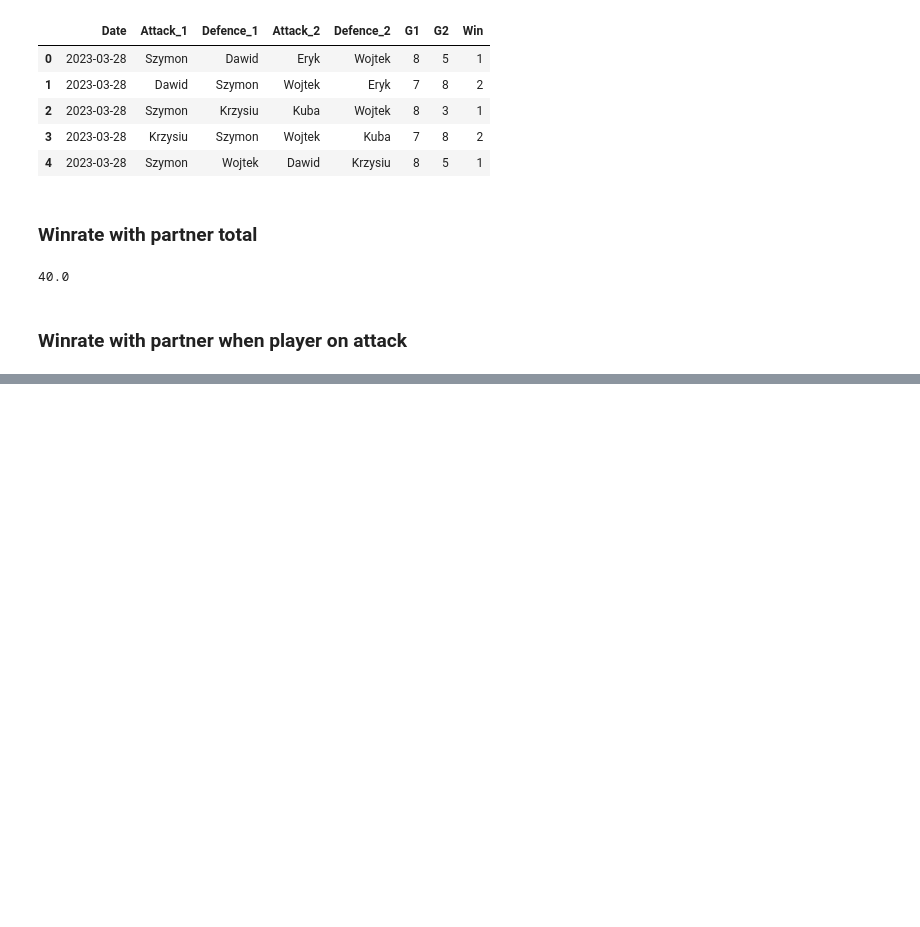
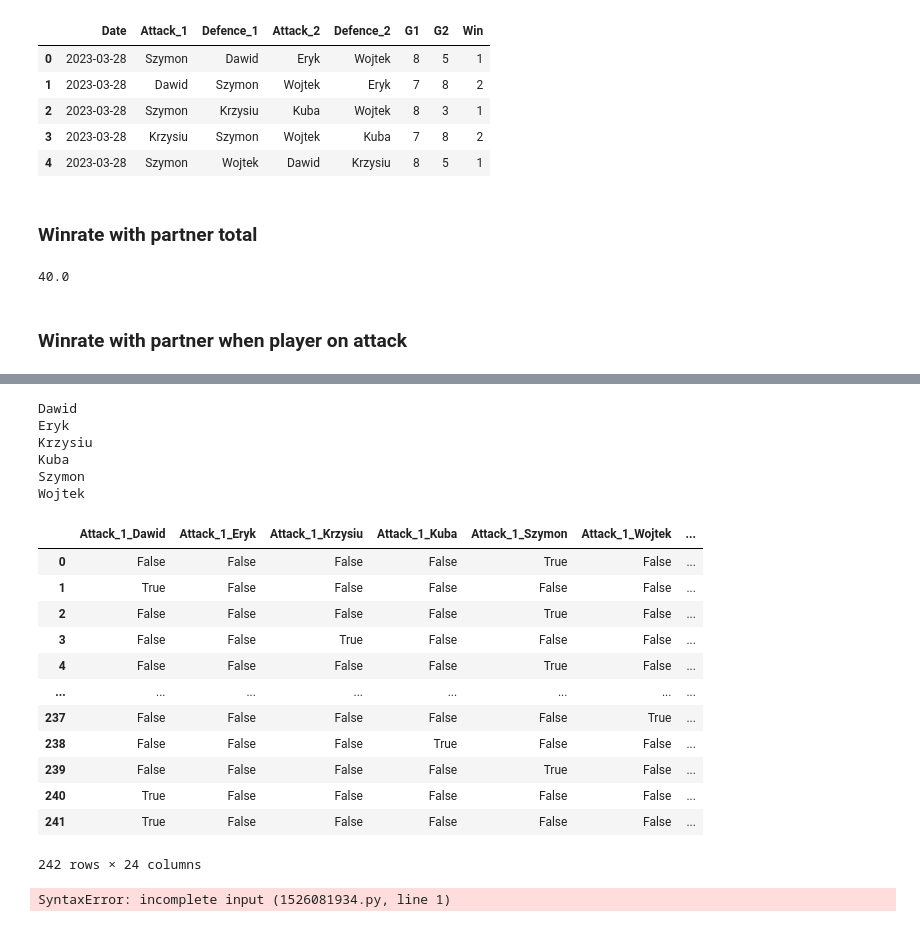
Before and after one commit to Szymkie/foosball, a Jupyter notebook: eda.ipynb, the cells around one changed output, grey strips where cells are left out. Cells and saved outputs as stored; diff of their text form; code cells hidden in the pictures; blank space fills up the shorter version.

```diff
--- a/eda.ipynb
+++ b/eda.ipynb
@@ -401,0 +540,37 @@ df_1.head(40)
+# %%
+for name in all_players:
+    print(name)
+# %% [output]
+Dawid
+Eryk
+Krzysiu
+Kuba
+Szymon
+Wojtek
+# %%
+# def data_prep(df, model_df):
+df_dumm = pd.get_dummies(df_1, columns = ["Attack_1","Defence_1", "Attack_2", "Defence_2"])
+attack_columns = [col for col in df_dumm.columns if 'Attack' in col]
+defence_columns = [col for col in df_dumm.columns if 'Defence' in col]
+# %%
+all_columns = attack_columns + defence_columns
+# %%
+df_dumm[all_columns]
+# %% [output]
+|  | Attack_1_Dawid | Attack_1_Eryk | Attack_1_Krzysiu | Attack_1_Kuba | Attack_1_Szymon | Attack_1_Wojtek | ... |
+| 0 | False | False | False | False | True | False | ... |
+| 1 | True | False | False | False | False | False | ... |
+| 2 | False | False | False | False | True | False | ... |
+| 3 | False | False | True | False | False | False | ... |
+| 4 | False | False | False | False | True | False | ... |
+| ... | ... | ... | ... | ... | ... | ... | ... |
+| 237 | False | False | False | False | False | True | ... |
+| 238 | False | False | False | True | False | False | ... |
+| 239 | False | False | False | False | True | False | ... |
+| 240 | True | False | False | False | False | False | ... |
+| 241 | True | False | False | False | False | False | ... |
+242 rows × 24 columns
+# %%
+np.unique(df[['Attack_1', 'Defence_1','Attack_2' ,'Defence_2' ]].values
+# %% [output]
+SyntaxError: incomplete input (1526081934.py, line 1)
```
Also changed, not shown: parts of 10 cells of this notebook, 4 other files.
